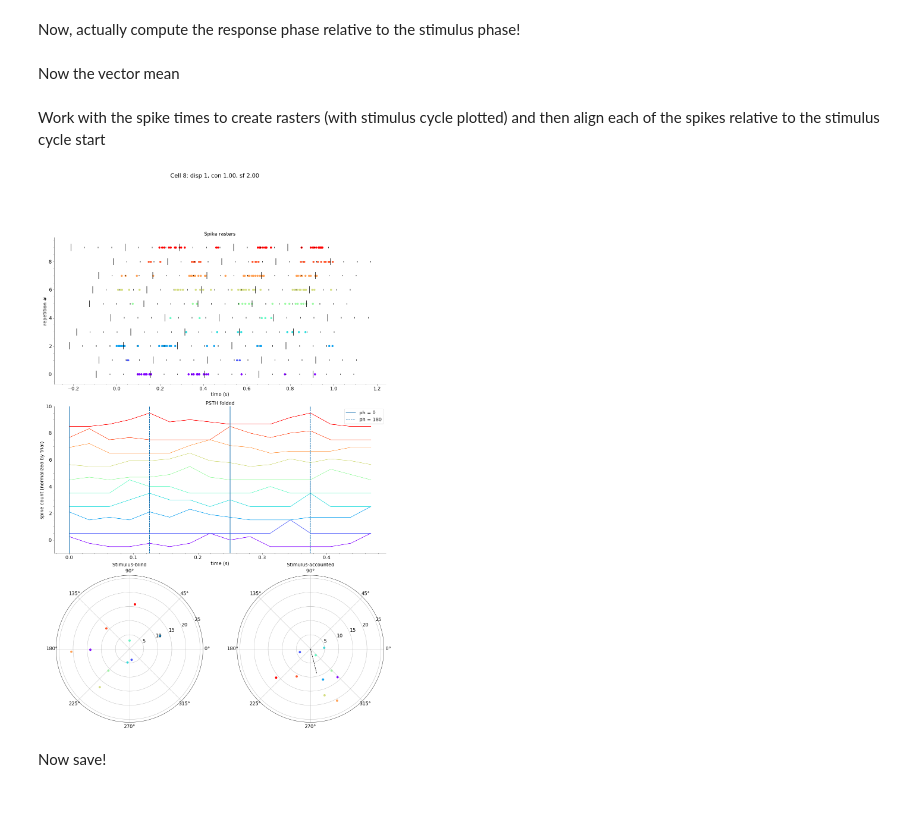
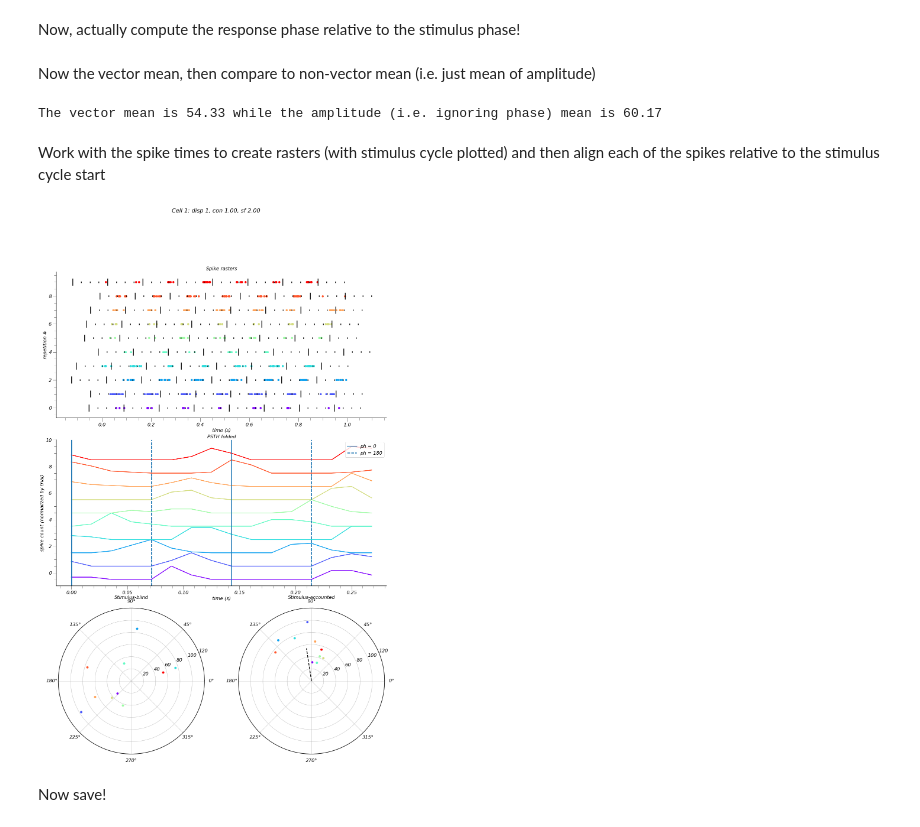
Before and after one commit to paul-levy/SF-diversity, a Jupyter notebook: phase_plotting.ipynb, the cells around one changed output. Cells and saved outputs as stored; diff of their text form; code cells hidden in the pictures.

```diff
--- a/phase_plotting.ipynb
+++ b/phase_plotting.ipynb
@@ -74,6 +54,6 @@ phFits = hf.get_rvc_fits(dataPath, expInd, which_cell, rvcName='phaseAdvanceFits
 # phFits = hf.get_rvc_fits(dataPath, expInd, which_cell, rvcName='phaseAdvanceFitsTest');
 # %%
-cellStruct = np.load(dataPath + dataList['unitName'][which_cell-1] + '_sfm' + waveStr + '.npy', encoding='latin1').item();
+cellStruct = hf.np_smart_load(dataPath + cellName + '_sfm.npy');
 data = cellStruct['sfm']['exp']['trial'];
 # %% [markdown]
 A quick look at spikes versus f1 power, and a check of my fourier analysis of the data
@@ -127,7 +111,7 @@ n_bins = 8; # i.e. split each cycle (or period) into n_bins bins
 
 # constants
 binWidth = 1e-3;
-stimDur = 1;
+stimDur = hf.get_exp_params(expInd).stimDur;
 # %%
 valDisp = validByStimVal[0];
 valCon = validByStimVal[1];
@@ -141,10 +129,8 @@ val_trials = np.where(valDisp[disp] & valCon[con] & valSf[sf])
 # %% [markdown]
 Now, actually compute the response phase relative to the stimulus phase!
 # %%
-dire = -1; # was not passed in, which means default, i.e. -1...
-ph_rel_stim, stim_phase, resp_phase, all_tf = hf.get_true_phase(data, val_trials, dir=dire);
+dire = 1; # was not passed in, which means default, i.e. -1...
+ph_rel_stim, stim_phase, resp_phase, all_tf = hf.get_true_phase(data, val_trials, expInd=expInd, dir=dire);
 # %%
 psth_val, _ = hf.make_psth(data['spikeTimes'][val_trials], binWidth, stimDur)
-_, rel_amp, full_fourier = hf.spike_fft(psth_val, all_tf)
+_, rel_amp, full_fourier = hf.spike_fft(psth_val, all_tf, stimDur=stimDur)
-# %% [markdown]
-Now the vector mean
@@ -153,3 +137,12 @@ r, th, _, _ = hf.polar_vec_mean([rel_amp], [ph_rel_stim]);
+# %% [markdown]
+Now the vector mean, then compare to non-vector mean (i.e. just mean of amplitude)
+# %%
+r, th, _, _ = hf.polar_vec_mean([rel_amp], [ph_rel_stim]);
+raw_mean = np.mean(rel_amp);
+
+print('The vector mean is %.2f while the amplitude (i.e. ignoring phase) mean is %.2f' % (r[0], raw_mean));
+# %% [output]
+The vector mean is 54.33 while the amplitude (i.e. ignoring phase) mean is 60.17
 # %% [markdown]
 Work with the spike times to create rasters (with stimulus cycle plotted) and then align each of the spikes relative to the stimulus cycle start
 # %%
@@ -167,7 +160,7 @@ for i in range(len(relSpikes)):
     stimPh = stim_phase[i];
     stimPeriod = np.divide(1, all_tf[i]);
     # i.e. at what point during the trial (in s) does the stimulus component first begin a cycle?
-    firstPh0 = hfLGN.first_ph0(stimPh, all_tf[i])[1];
+    firstPh0 = hf.first_ph0(stimPh, all_tf[i])[1];
     for j in range(len(all_tf[i])):
         allPh0 = [stimPeriod[j]*np.arange(-1, all_tf[i][j]) + firstPh0[j]];
         allPh90 = allPh0 + stimPeriod[j]/4;
@@ -184,35 +177,35 @@ ax.set_title('Spike rasters');
 # PSTH - per trial, but folded over N cycles
 # only works for SINGLE GRATINGS
 ax = plt.subplot(3, 1, 2)
 for i in range(len(relSpikes)):
-    _, bin_edges, psth_norm = hfLGN.fold_psth(relSpikes[i], all_tf[i], resp_phase[i], cycle_fold, n_bins);
+    _, bin_edges, psth_norm = hf.fold_psth(relSpikes[i], all_tf[i], resp_phase[i], cycle_fold, n_bins);
     plt.plot(bin_edges[0:-1], i-0.5+psth_norm, color=colors[i])
     for i in range(cycle_fold):
         cycStart = plt.axvline(i*stimPeriod[0]);
         cycHalf = plt.axvline((i+0.5)*stimPeriod[0], linestyle='--');
 ax.set_xlabel('time (s)');
 ax.set_ylabel('spike count (normalized by trial)');
 ax.set_title('PSTH folded');
 ax.legend((cycStart, cycHalf), ('ph = 0', 'ph = 180'));
 
 # response phase - without accounting for stimulus phase
 ax = plt.subplot(3, 2, 5, projection='polar')
 ax.scatter(np.radians(resp_phase), rel_amp, s=45, color=colors, clip_on=False);
 ax.set_title('Stimulus-blind')
 ax.set_ylim(auto='True')
 polar_ylim = ax.get_ylim();
 
 # response phase - relative to stimulus phase
 ax = plt.subplot(3, 2, 6, projection='polar')
 ax.scatter(np.radians(ph_rel_stim), rel_amp, s=45, color=colors, clip_on=False);
 ax.plot([0, np.radians(th[0])], [0, r[0]], ls='--', color='k');
 ax.set_ylim(polar_ylim);
 ax.set_title('Stimulus-accounted');
 
 f.subplots_adjust(wspace=0.2, hspace=0.15);
 f.suptitle('Cell %d: disp %d, con %.2f, sf %.2f' % (which_cell, allDisps[disp], allCons[con], allSfs[sf]));
 # %% [output]
-[figure, old version]
+[figure, new version]
 # %% [markdown]
 Now save!
 # %%
```
Also changed, not shown: parts of 17 cells of this notebook, 3 other files.
